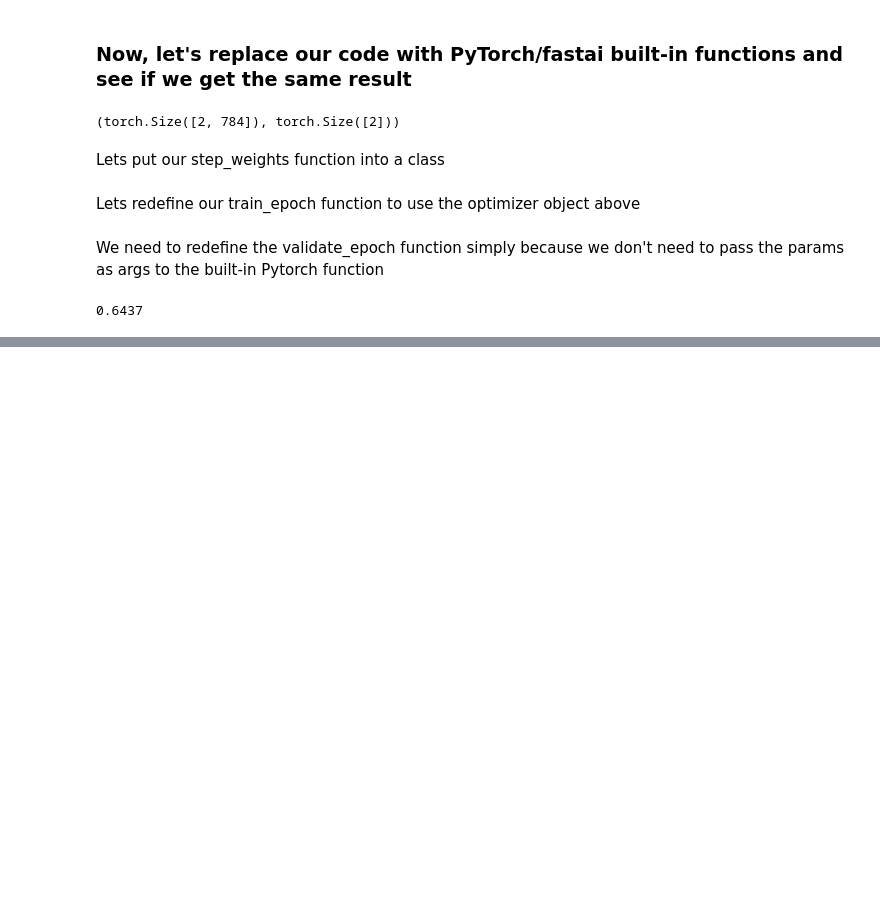
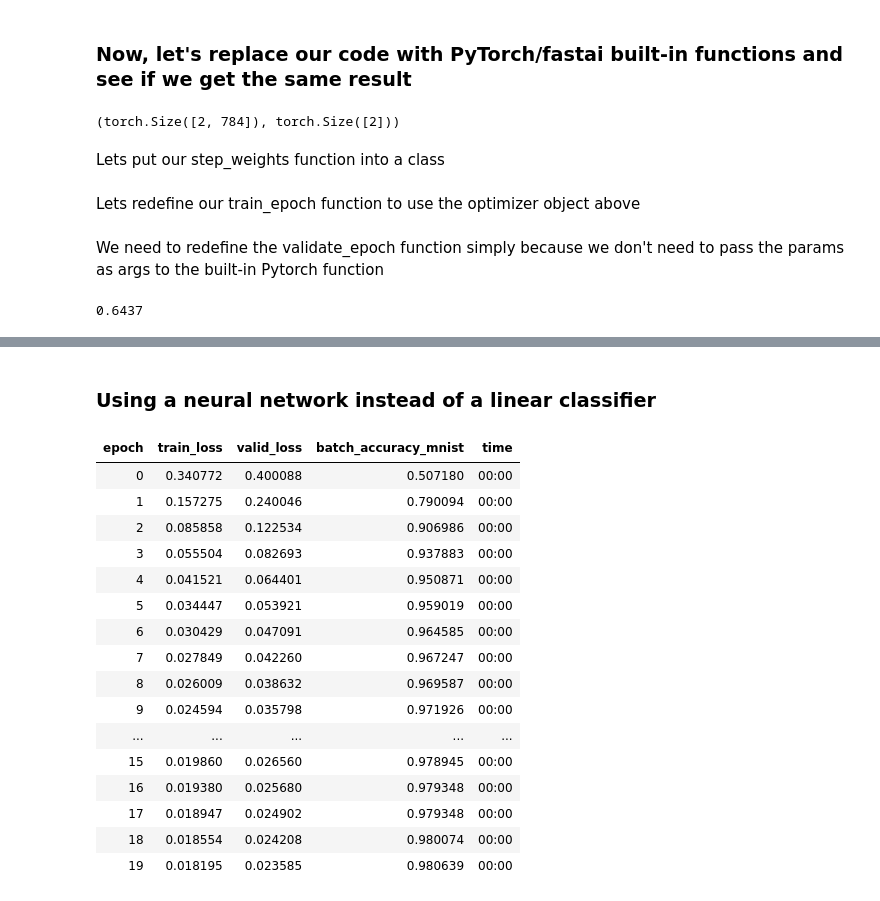
Before and after one commit to rkishore/fastai2020-coursev4, a Jupyter notebook: nbs/04_mnist_basics_with_softmax.ipynb, the cells around one changed output, grey strips where cells are left out. Saved outputs shown, nothing was run; the diff lists cells and outputs as text; code cells hidden in the pictures; blank space fills up the shorter version.

Commit message:
Latest changes to notebook on MNIST_SAMPLE with softmax

```diff
--- a/nbs/04_mnist_basics_with_softmax.ipynb
+++ b/nbs/04_mnist_basics_with_softmax.ipynb
@@ -441,0 +434,5 @@ tensor(0.0322)
+# %%
+def batch_accuracy_mnist(xb,yb):
+    preds = xb.sigmoid()
+    correct = (preds>0.5) == yb
+    return correct.float().mean()
@@ -441,0 +478,8 @@ tensor(0.0322)
+# %% [markdown]
+### Using a neural network instead of a linear classifier
+# %%
+simple_net_mnist = nn.Sequential(
+    nn.Linear(28*28,30),
+    nn.ReLU(),
+    nn.Linear(30,1)
+)
@@ -441,0 +492,2 @@ tensor(0.0322)
+# %%
+learn_mnist = Learner(dls, simple_net_mnist, opt_func=SGD, loss_func=mnist_loss, metrics=batch_accuracy_mnist)
@@ -441,0 +496,20 @@ tensor(0.0322)
+# %%
+learn_mnist.fit(20, 0.1)
+# %% [output]
+| epoch | train_loss | valid_loss | batch_accuracy_mnist | time |
+| 0 | 0.340772 | 0.400088 | 0.507180 | 00:00 |
+| 1 | 0.157275 | 0.240046 | 0.790094 | 00:00 |
+| 2 | 0.085858 | 0.122534 | 0.906986 | 00:00 |
+| 3 | 0.055504 | 0.082693 | 0.937883 | 00:00 |
+| 4 | 0.041521 | 0.064401 | 0.950871 | 00:00 |
+| 5 | 0.034447 | 0.053921 | 0.959019 | 00:00 |
+| 6 | 0.030429 | 0.047091 | 0.964585 | 00:00 |
+| 7 | 0.027849 | 0.042260 | 0.967247 | 00:00 |
+| 8 | 0.026009 | 0.038632 | 0.969587 | 00:00 |
+| 9 | 0.024594 | 0.035798 | 0.971926 | 00:00 |
+| ... | ... | ... | ... | ... |
+| 15 | 0.019860 | 0.026560 | 0.978945 | 00:00 |
+| 16 | 0.019380 | 0.025680 | 0.979348 | 00:00 |
+| 17 | 0.018947 | 0.024902 | 0.979348 | 00:00 |
+| 18 | 0.018554 | 0.024208 | 0.980074 | 00:00 |
+| 19 | 0.018195 | 0.023585 | 0.980639 | 00:00 |
```
Also changed, not shown: parts of 16 cells of this notebook.
